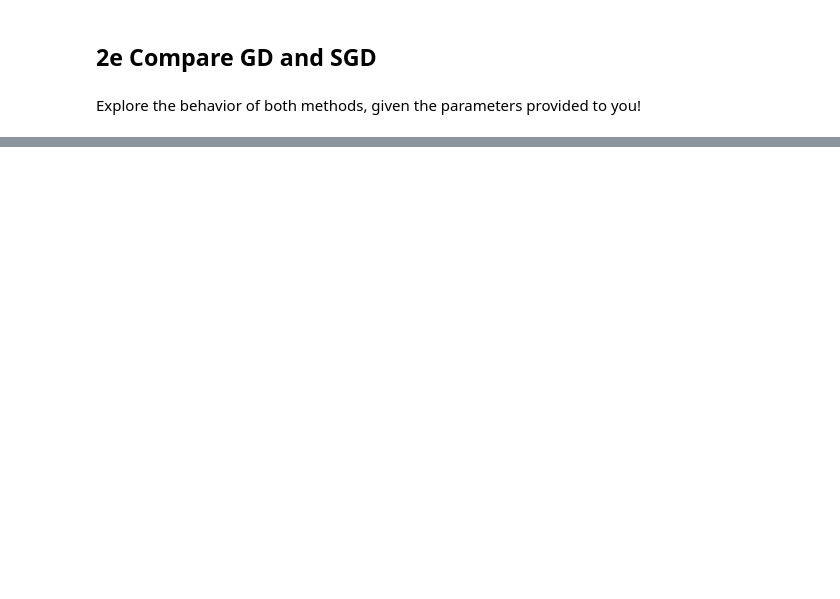
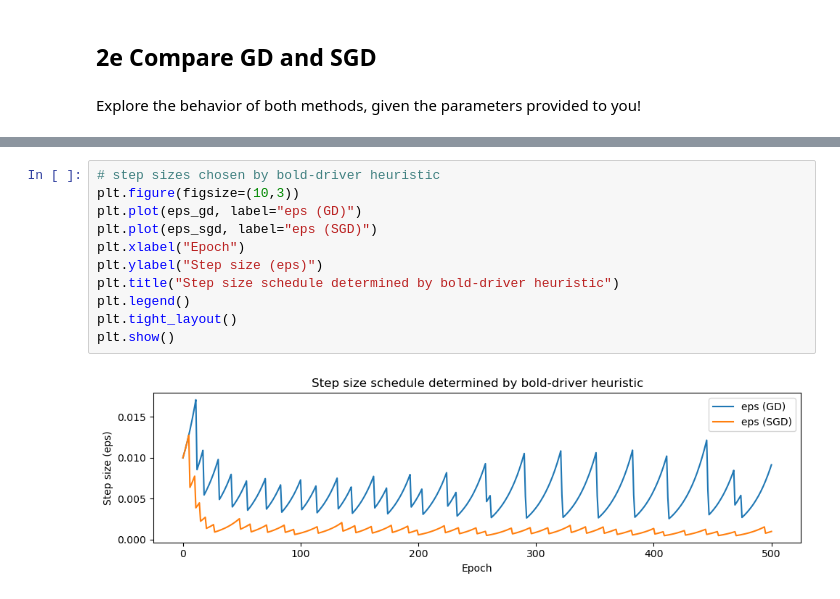
Before and after one commit to marmeepandya/MachineLearningAssignment, a Jupyter notebook: a02-lr/a02_2.ipynb, the cells around one changed output, grey strips where cells are left out. Cells and saved outputs as stored; diff of their text form; blank space fills up the shorter version.

```diff
--- a/a02-lr/a02_2.ipynb
+++ b/a02-lr/a02_2.ipynb
@@ -252,0 +317,13 @@ Explore the behavior of both methods, given the parameters provided to you!
+# %%
+# step sizes chosen by bold-driver heuristic
+plt.figure(figsize=(10,3))
+plt.plot(eps_gd, label="eps (GD)")
+plt.plot(eps_sgd, label="eps (SGD)")
+plt.xlabel("Epoch")
+plt.ylabel("Step size (eps)")
+plt.title("Step size schedule determined by bold-driver heuristic")
+plt.legend()
+plt.tight_layout()
+plt.show()
+# %% [output]
+[figure, added]
```
Also changed, not shown: parts of 12 cells of this notebook, 4 other files.
